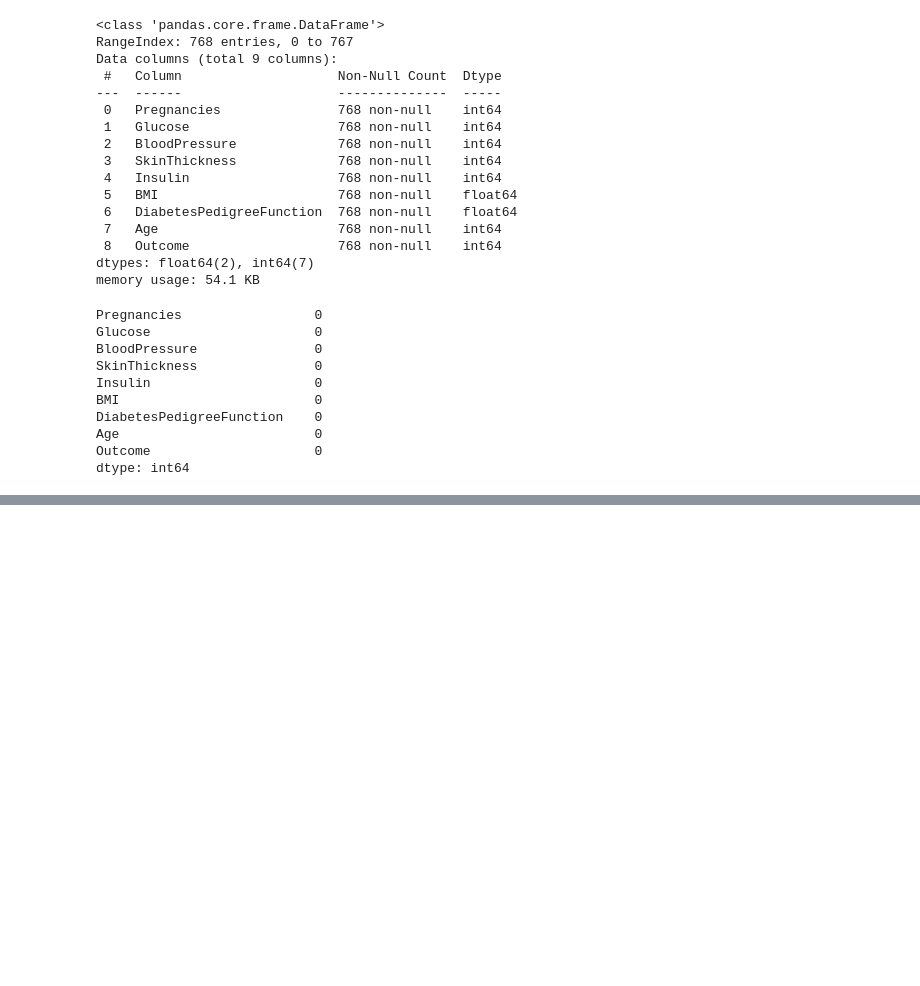
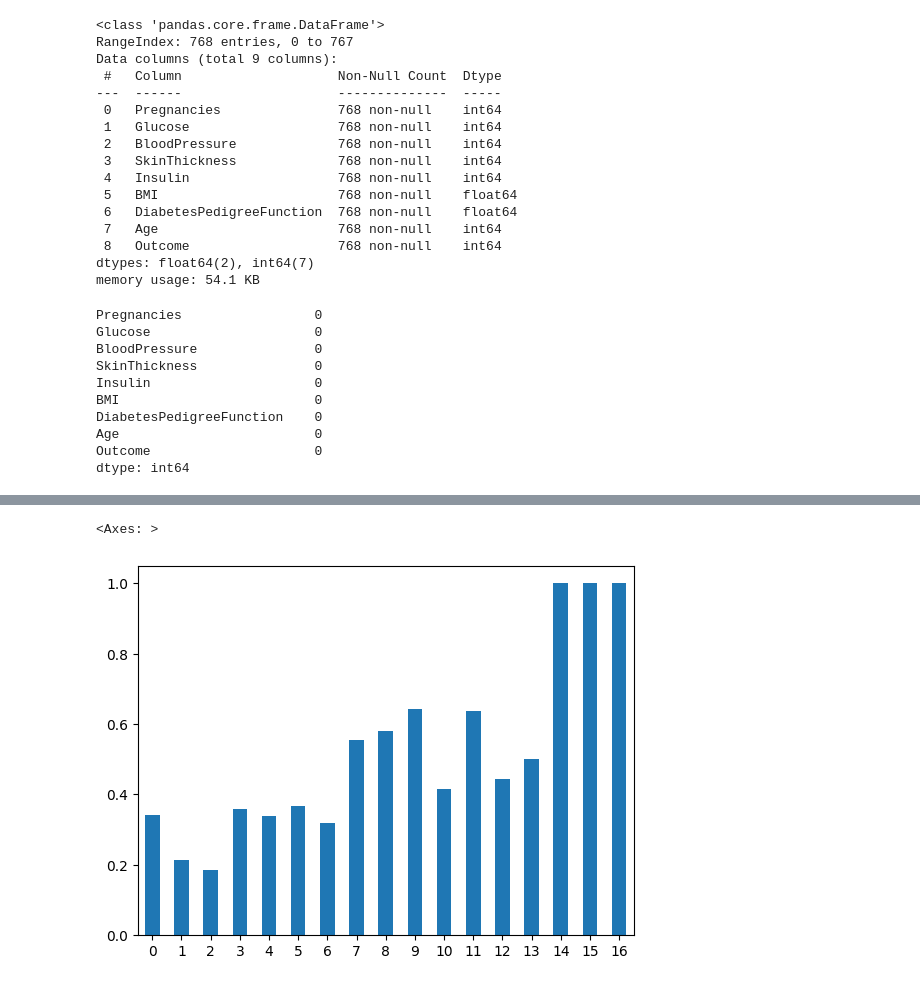
Before and after one commit to jhk990602/datapractice, a Jupyter notebook: pima_diabetes_eda.ipynb, the cells around one changed output, grey strips where cells are left out. Drawn from its saved outputs; the diff is of its cells as text; code cells hidden in the pictures; blank space fills up the shorter version.

```diff
--- a/pima_diabetes_eda.ipynb
+++ b/pima_diabetes_eda.ipynb
@@ -88,0 +149,7 @@ feature_columns = df.columns[:-1].tolist()
+# %%
+#다른 변수와 함께 보기
+#임신횟수와 정답값을 비교
+#결과를 df_po라는 변수에 지정
+df_po = df.groupby(['Pregnancies'])['Outcome'].agg(['mean','count']).reset_index() #groupby의 ()안에는 index사용값, 밖[]에는 value값
+#reset_index()를 통해 'Pregnancies'를 column 값으로 사용
+df_po
@@ -88,0 +175,6 @@ feature_columns = df.columns[:-1].tolist()
+# %%
+#임싯횟수에 따른 당뇨병 발병 비율
+df_po['mean'].plot.bar(rot=0)
+# %% [output]
+<Axes: >
+[figure, added]
```
Also changed, not shown: parts of 57 cells of this notebook.
